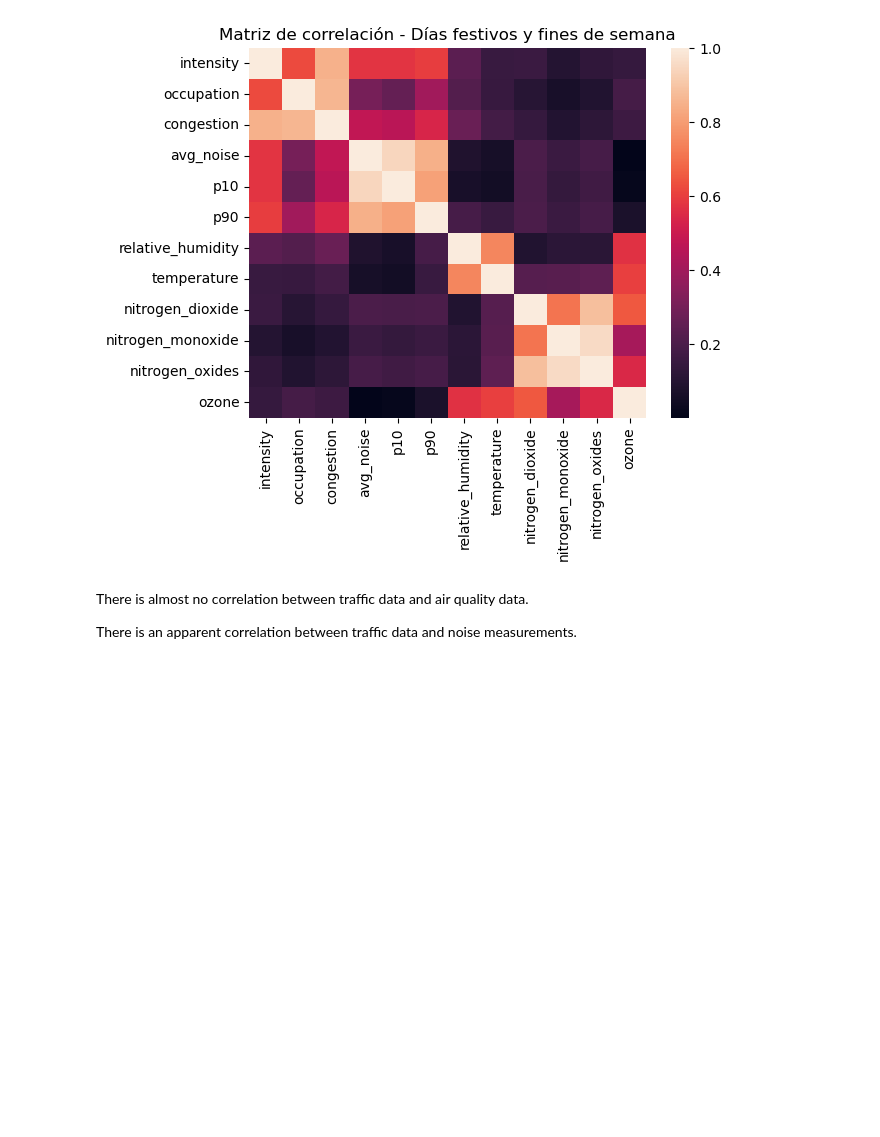
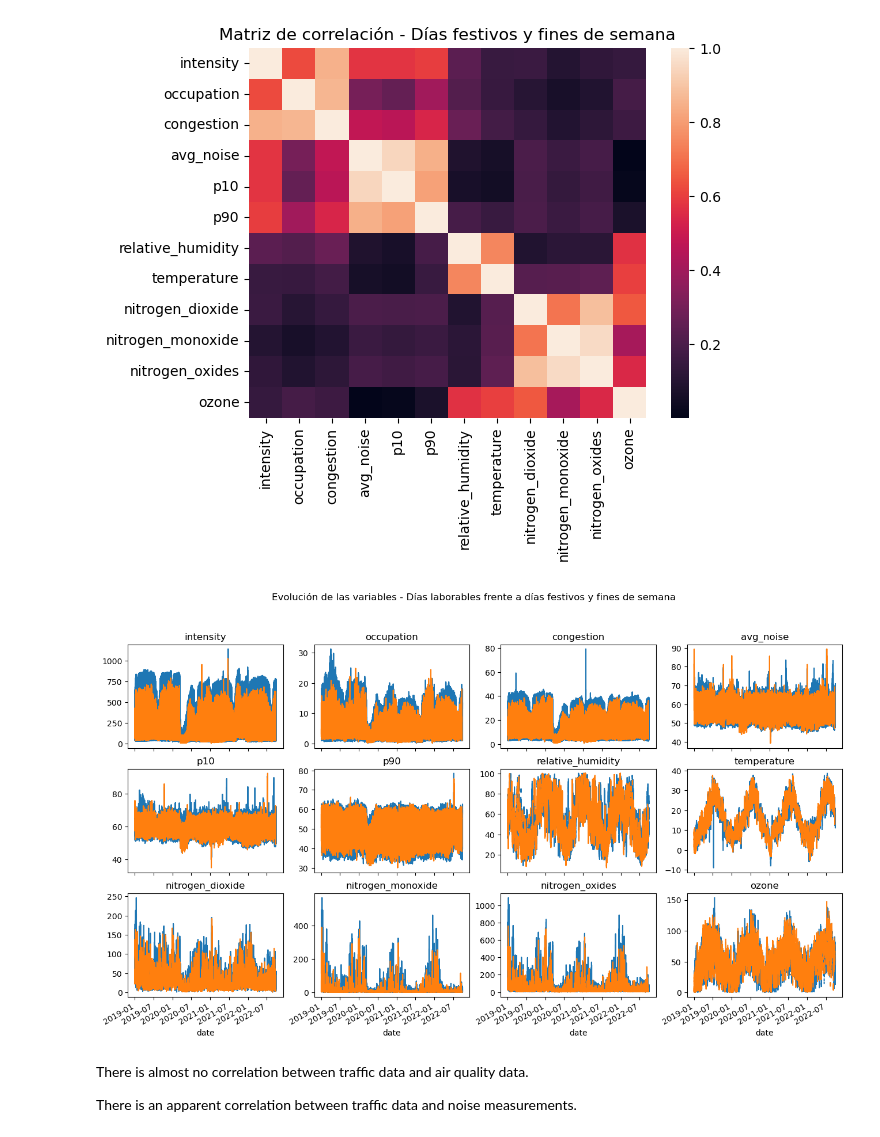
Before and after one commit to mhruiz/tfm_big-data, a Jupyter notebook: nb02_feature_extraction.ipynb, the cells around one changed output. Cells and saved outputs as stored; diff of their text form; code cells hidden in the pictures; blank space fills up the shorter version.

Commit message:
Nueva grafica entre laborables y festivos

```diff
--- a/nb02_feature_extraction.ipynb
+++ b/nb02_feature_extraction.ipynb
@@ -125,6 +125,21 @@ plt.show()
 [figure]
 [figure]
 [figure]
+# %%
+plt.subplots(3,4,figsize=(16,9))
+plt.suptitle('Evolución de las variables - Días laborables frente a días festivos y fines de semana')
+for i, c in enumerate(cols):
+    plt.subplot(3,4,i+1)
+
+    ax = df_grouped[df_grouped['is_holiday'] == 0].set_index('date')[c].plot(label='Workdays')
+    ax = df_grouped[df_grouped['is_holiday'] == 1].set_index('date')[c].plot(label='Holydays', ax=ax)
+
+    plt.gcf().autofmt_xdate()
+
+    plt.title(c)
+plt.show()
+# %% [output]
+[figure, added]
 # %% [markdown]
 There is almost no correlation between traffic data and air quality data.
 
```
